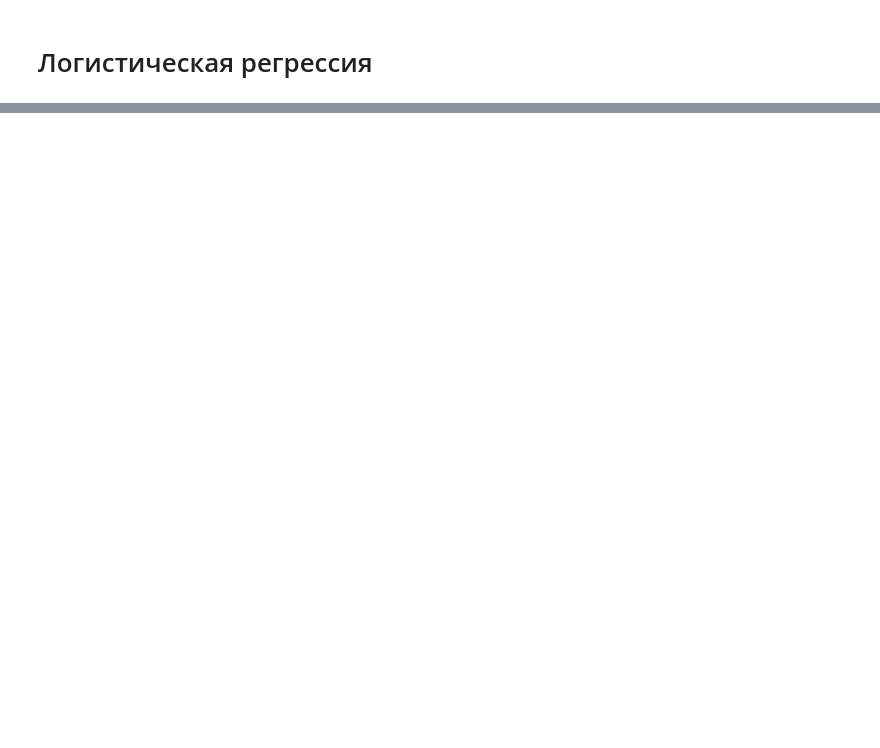
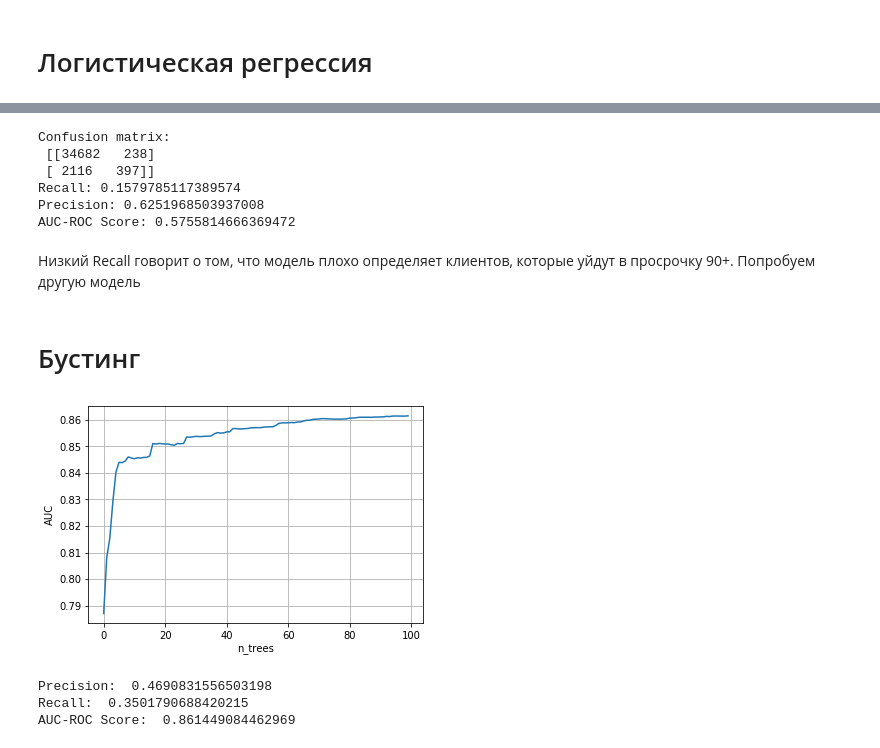
Before and after one commit to Astemir90/Raiff_Group5_CreditScoring, a Jupyter notebook: Raiff_Group5_CreditScoring.ipynb, the cells around one changed output, grey strips where cells are left out. Saved outputs shown, nothing was run; the diff lists cells and outputs as text; code cells hidden in the pictures; blank space fills up the shorter version.

Commit message:
Update Raiff_Group5_CreditScoring.ipynb
Немного откорректирован EDA, добавлен бустинг

```diff
--- a/Raiff_Group5_CreditScoring.ipynb
+++ b/Raiff_Group5_CreditScoring.ipynb
@@ -228,0 +274,8 @@ data_altered.describe()
+# %%
+from sklearn.preprocessing import StandardScaler
+
+ss = StandardScaler()
+ss.fit(Xtrain)
+
+Xtrain = pd.DataFrame(ss.transform(Xtrain), columns = X.columns)
+Xtest = pd.DataFrame(ss.transform(Xtest), columns = X.columns)
@@ -228,0 +284,4 @@ data_altered.describe()
+# %%
+model = LogisticRegression()
+model.fit(Xtrain, ytrain)
+pred_test = model.predict(Xtest)
@@ -228,0 +344,49 @@ data_altered.describe()
+# %%
+from sklearn import metrics
+
+print('Confusion matrix:', '\n', confusion_matrix(ytest, pred_test))
+print('Recall:', recall_score(ytest, pred_test))
+print('Precision:', precision_score(ytest, pred_test))
+print('AUC-ROC Score:', metrics.roc_auc_score(ytest, pred_test))
+# %% [output]
+Confusion matrix:
+ [[34682   238]
+ [ 2116   397]]
+Recall: 0.1579785117389574
+Precision: 0.6251968503937008
+AUC-ROC Score: 0.5755814666369472
+# %% [markdown]
+Низкий Recall говорит о том, что модель плохо определяет клиентов, которые уйдут в просрочку 90+. Попробуем другую модель
+# %% [markdown]
+# Бустинг
+# %%
+from catboost import CatBoostClassifier, Pool
+
+train_set = Pool(Xtrain, ytrain)
+test_set = Pool(Xtest, ytest)
+# %%
+gbm = CatBoostClassifier(iterations=100,
+                          depth=2,
+                          learning_rate=0.1,
+                          loss_function='Logloss',
+                          eval_metric='AUC',
+                          verbose=False)
+gbm.fit(train_set, eval_set=test_set)
+gbm_preds = gbm.predict_proba(Xtest)
+# %%
+eval_metrics = gbm.get_evals_result()
+plt.plot(eval_metrics['validation']['AUC'])
+plt.xlabel('n_trees')
+plt.ylabel('AUC')
+plt.grid()
+# %% [output]
+[figure, added]
+# %%
+gbm_classes = (gbm_preds[:, 1] > 0.3)
+print('Precision: ', metrics.precision_score(ytest, gbm_classes))
+print('Recall: ', metrics.recall_score(ytest, gbm_classes))
+print('AUC-ROC Score: ', metrics.roc_auc_score(ytest, gbm_preds[:, 1]))
+# %% [output]
+Precision:  0.4690831556503198
+Recall:  0.3501790688420215
+AUC-ROC Score:  0.861449084462969
```
Also changed, not shown: parts of 85 cells of this notebook.
